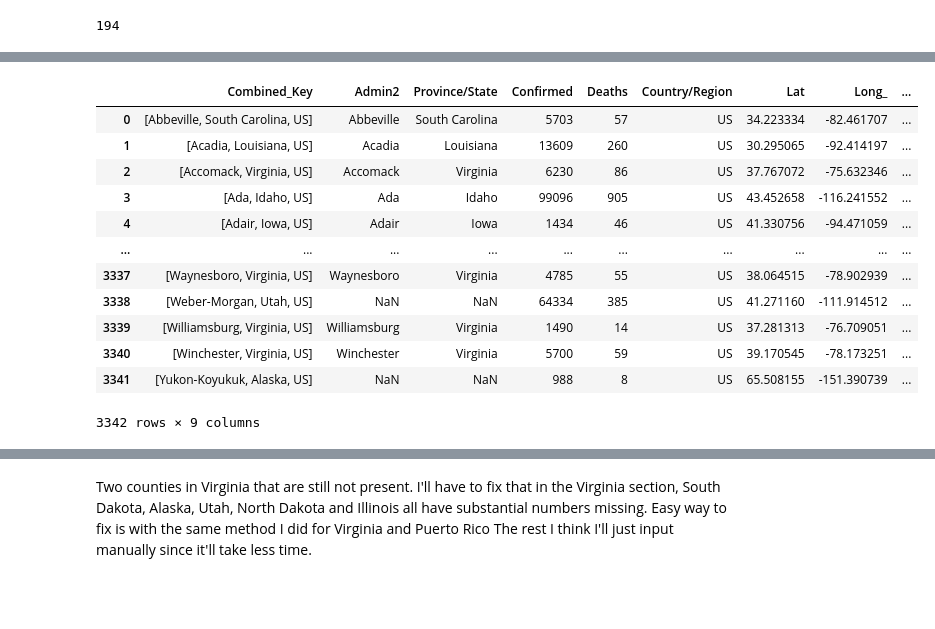
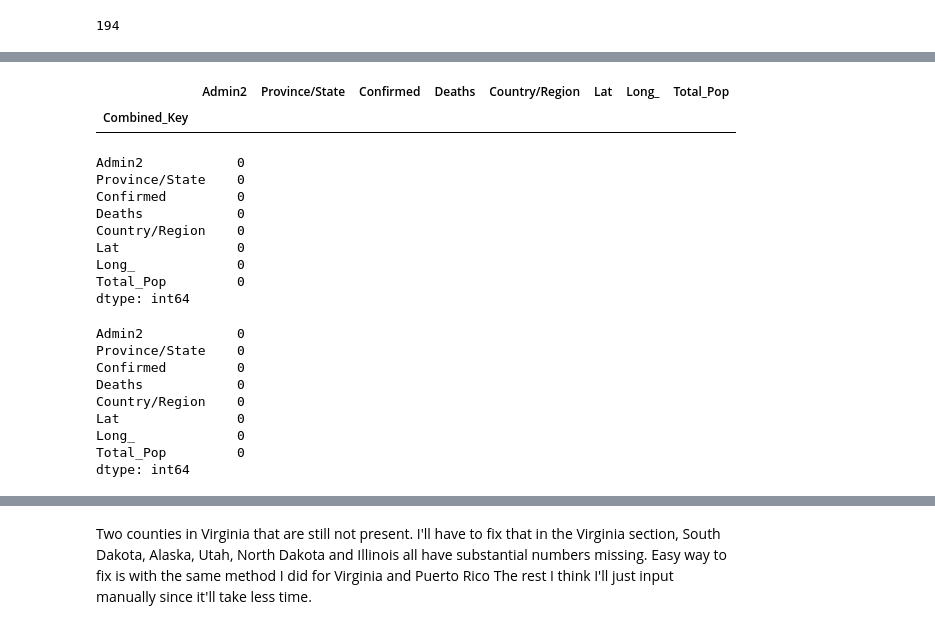
Before and after one commit to asullivan42/COVID_Bubble_Estimator, a Jupyter notebook: Regression_Analysis.ipynb, the cells around one changed output, grey strips where cells are left out. Saved outputs shown, nothing was run; the diff lists cells and outputs as text; code cells hidden in the pictures; blank space fills up the shorter version.

```diff
--- a/Regression_Analysis.ipynb
+++ b/Regression_Analysis.ipynb
@@ -745,5 +869,5 @@ US_Counties[US_Counties['Lat'].isna()]
 # %%
 # Data from 2020 US Census from data.census.gov
-us_county_population_data=pd.read_csv('./data/DECENNIALPL2020.csv')
+us_county_population_data=dfs['DECENNIALPL2020'].copy()
 us_county_population_data
 # %% [output]
@@ -785,6 +928,6 @@ us_county_population_data
 # %%
 # row 0 has meta data about column names
-us_county_population_data.drop(0, inplace=True)
+us_county_population_data.drop(us_county_population_data.index[0], inplace=True)
 # %%
 us_county_population_data.rename(columns={'P1_001N':'Total_Pop'}, inplace=True)
 # %%
@@ -1186,6 +1327,23 @@ found
 | Winchester, Virginia, US | 5700 | 59 | US | 39.170545 | -78.173251 | Virginia | Winchester | 28136.0 |
 | Yukon-Koyukuk, Alaska, US | 988 | 8 | US | 65.508155 | -151.390739 | NaN | NaN | NaN |
 244 rows × 8 columns
+# %%
+# Some of them don't hav a Admin2 code.  So I'll just uses the state twice
+found.reset_index(inplace=True)
+found['Key']=found['Combined_Key'].str.split(',')
+Admin2=[]
+State=[]
+Country=[]
+for n in found['Key']:
+    Admin2.append(n[0])
+    State.append(n[-2])
+    Country.append(n[-1])
+found['Admin2']=Admin2
+found['Province/State']=State
+found['Country/Region']=Country
+# %%
+found.drop(['Key'],axis=1,inplace=True)
+found.set_index('Combined_Key', inplace=True)
 # %%
 #Total_US_Counties.set_index('Combined_Key', inplace=True)
 df1=Total_US_Counties.dropna(subset='Total_Pop').set_index('Combined_Key')
@@ -1230,18 +1389,5 @@ df2[df2['Total_Pop'].isna()]
 # %%
-Admin =df2['Combined_Key'].str.split(',')
-df2['Combined_Key']=Admin
-df2
+df2[df2['Admin2'].isna()]
 # %% [output]
-|  | Combined_Key | Admin2 | Province/State | Confirmed | Deaths | Country/Region | Lat | Long_ | ... |
-| 0 | [Abbeville, South Carolina, US] | Abbeville | South Carolina | 5703 | 57 | US | 34.223334 | -82.461707 | ... |
-| 1 | [Acadia, Louisiana, US] | Acadia | Louisiana | 13609 | 260 | US | 30.295065 | -92.414197 | ... |
-| 2 | [Accomack, Virginia, US] | Accomack | Virginia | 6230 | 86 | US | 37.767072 | -75.632346 | ... |
-| 3 | [Ada, Idaho, US] | Ada | Idaho | 99096 | 905 | US | 43.452658 | -116.241552 | ... |
-| 4 | [Adair, Iowa, US] | Adair | Iowa | 1434 | 46 | US | 41.330756 | -94.471059 | ... |
-| ... | ... | ... | ... | ... | ... | ... | ... | ... | ... |
-| 3337 | [Waynesboro, Virginia, US] | Waynesboro | Virginia | 4785 | 55 | US | 38.064515 | -78.902939 | ... |
-| 3338 | [Weber-Morgan, Utah, US] | NaN | NaN | 64334 | 385 | US | 41.271160 | -111.914512 | ... |
-| 3339 | [Williamsburg, Virginia, US] | Williamsburg | Virginia | 1490 | 14 | US | 37.281313 | -76.709051 | ... |
-| 3340 | [Winchester, Virginia, US] | Winchester | Virginia | 5700 | 59 | US | 39.170545 | -78.173251 | ... |
-| 3341 | [Yukon-Koyukuk, Alaska, US] | NaN | NaN | 988 | 8 | US | 65.508155 | -151.390739 | ... |
+|  | Admin2 | Province/State | Confirmed | Deaths | Country/Region | Lat | Long_ | Total_Pop |
+| Combined_Key |  |  |  |  |  |  |  |  |
-3342 rows × 9 columns
@@ -1253,0 +1394,24 @@ for n in df2['Combined_Key']:
+# %%
+df2[df2['Province/State']=='Virginia'].isna().sum()
+# %% [output]
+Admin2            0
+Province/State    0
+Confirmed         0
+Deaths            0
+Country/Region    0
+Lat               0
+Long_             0
+Total_Pop         0
+dtype: int64
+# %%
+df2[df2['Province/State']=='Puerto Rico'].isna().sum()
+# %% [output]
+Admin2            0
+Province/State    0
+Confirmed         0
+Deaths            0
+Country/Region    0
+Lat               0
+Long_             0
+Total_Pop         0
+dtype: int64
```
Also changed, not shown: parts of 100 cells of this notebook, 1 other file.
